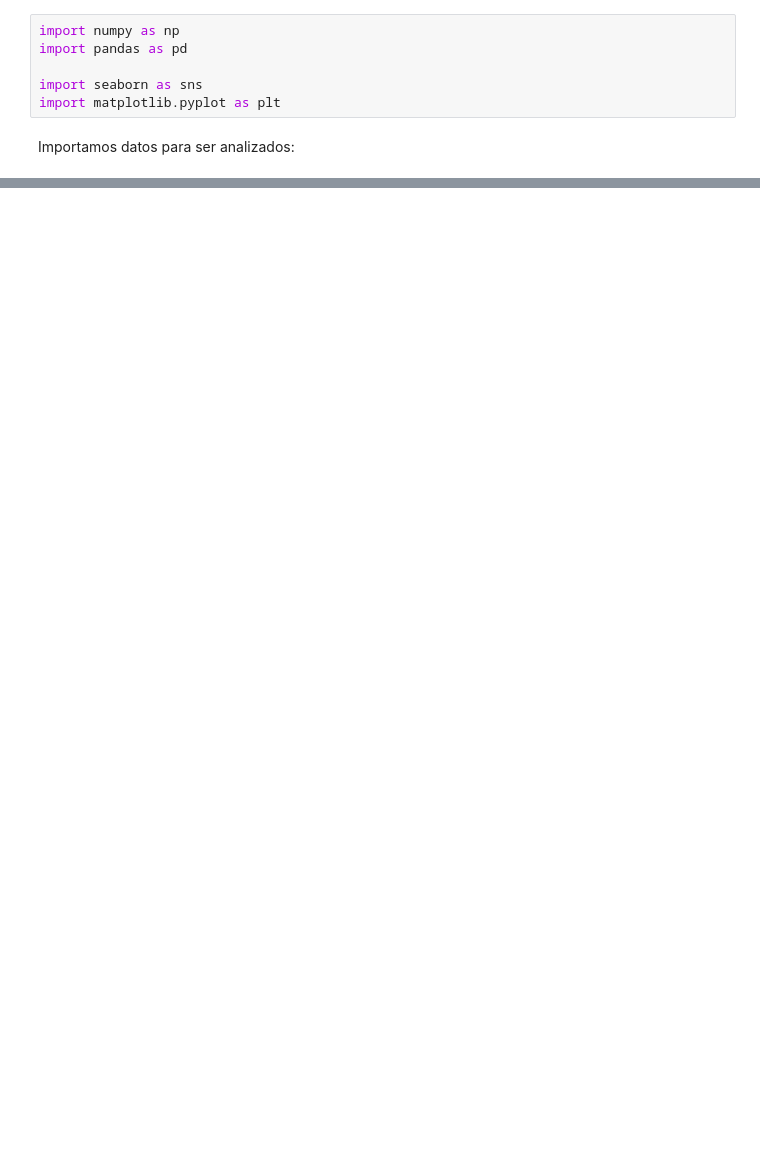
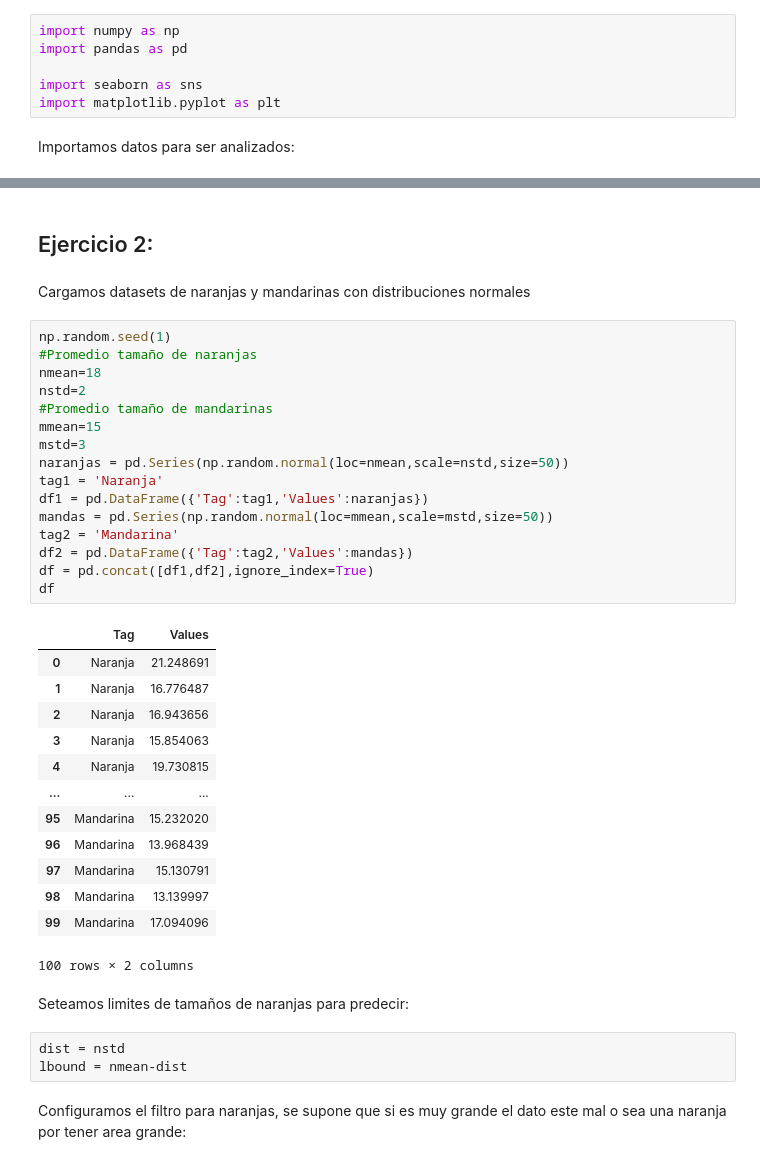
Before and after one commit to agustring/MLbyCopita, a Jupyter notebook: tp2.ipynb, the cells around one changed output, grey strips where cells are left out. Cells and saved outputs as stored; diff of their text form; blank space fills up the shorter version.

```diff
--- a/tp2.ipynb
+++ b/tp2.ipynb
@@ -74,0 +42,41 @@ No lo veo muy viable este metodo
+# %% [markdown]
+## Ejercicio 2:
+# %% [markdown]
+Cargamos datasets de naranjas y mandarinas con distribuciones normales
+# %%
+np.random.seed(1)
+#Promedio tamaño de naranjas
+nmean=18
+nstd=2
+#Promedio tamaño de mandarinas
+mmean=15
+mstd=3
+naranjas = pd.Series(np.random.normal(loc=nmean,scale=nstd,size=50))
+tag1 = 'Naranja'
+df1 = pd.DataFrame({'Tag':tag1,'Values':naranjas})
+mandas = pd.Series(np.random.normal(loc=mmean,scale=mstd,size=50))
+tag2 = 'Mandarina'
+df2 = pd.DataFrame({'Tag':tag2,'Values':mandas})
+df = pd.concat([df1,df2],ignore_index=True)
+df
+# %% [output]
+|  | Tag | Values |
+| 0 | Naranja | 21.248691 |
+| 1 | Naranja | 16.776487 |
+| 2 | Naranja | 16.943656 |
+| 3 | Naranja | 15.854063 |
+| 4 | Naranja | 19.730815 |
+| ... | ... | ... |
+| 95 | Mandarina | 15.232020 |
+| 96 | Mandarina | 13.968439 |
+| 97 | Mandarina | 15.130791 |
+| 98 | Mandarina | 13.139997 |
+| 99 | Mandarina | 17.094096 |
+100 rows × 2 columns
+# %% [markdown]
+Seteamos limites de tamaños de naranjas para predecir:
+# %%
+dist = nstd
+lbound = nmean-dist
+# %% [markdown]
+Configuramos el filtro para naranjas, se supone que si es muy grande el dato este mal o sea una naranja por tener area grande:
```
Also changed, not shown: parts of 20 cells of this notebook.
